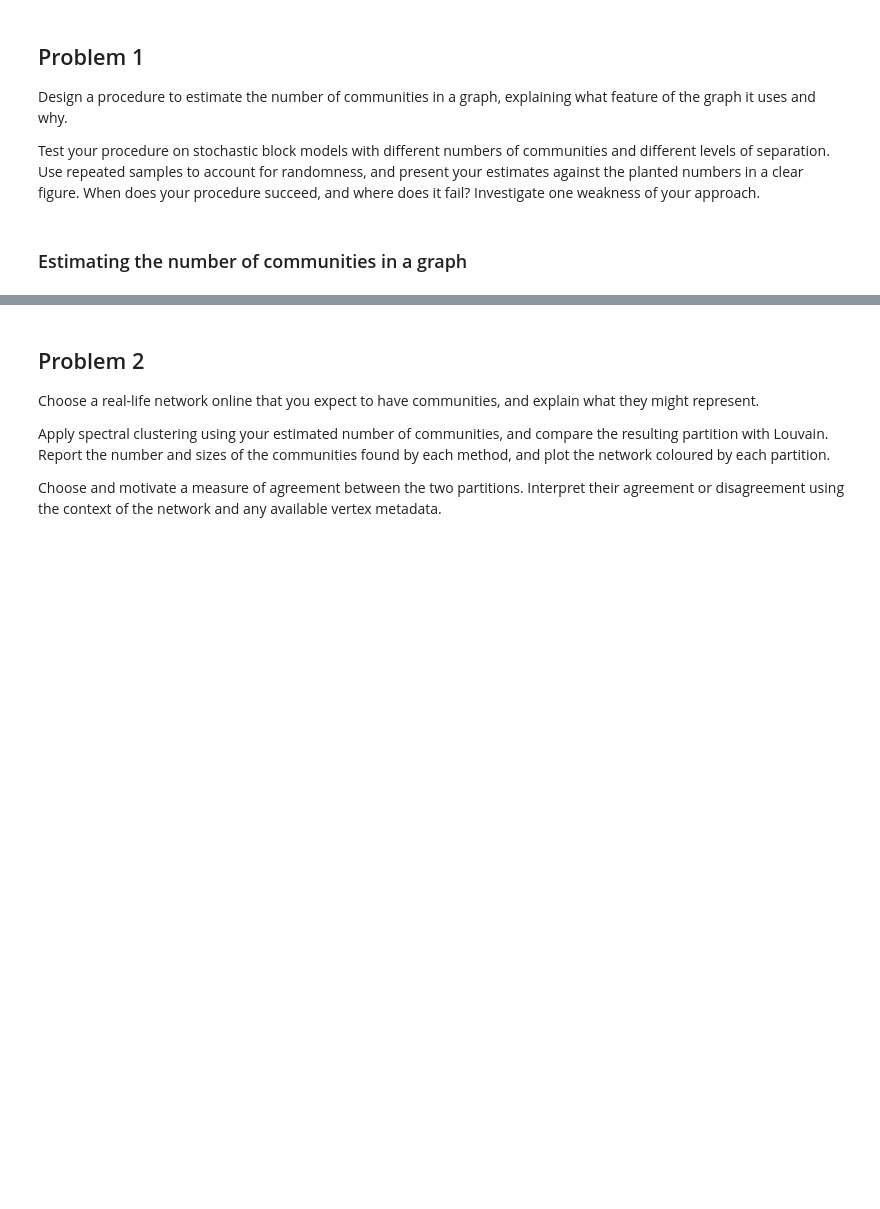
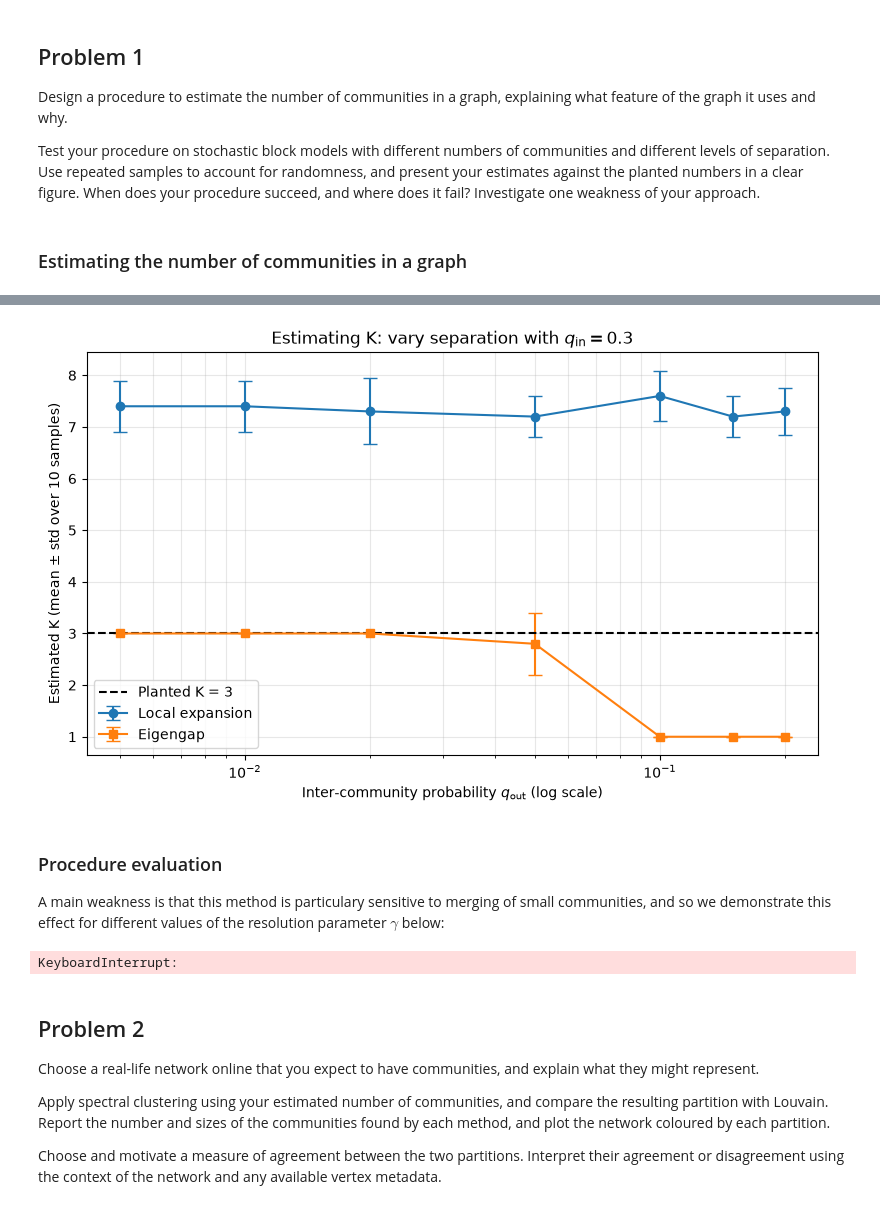
Before and after one commit to tjerkwillems7-ux/complex-networks-assignment-3, a Jupyter notebook: Group_6_Project_3.ipynb, the cells around one changed output, grey strips where cells are left out. Saved outputs shown, nothing was run; the diff lists cells and outputs as text; code cells hidden in the pictures; blank space fills up the shorter version.

```diff
--- a/Group_6_Project_3.ipynb
+++ b/Group_6_Project_3.ipynb
@@ -45,0 +280,68 @@ Test your procedure on stochastic block models with different numbers of communi
+# %%
+fig, ax = plt.subplots(figsize=(8, 5))
+ax.errorbar(q_out_values,
+            [np.mean(res_sep[q]["local"]) for q in q_out_values],
+            yerr=[np.std(res_sep[q]["local"]) for q in q_out_values],
+            fmt="o-", capsize=5, label="Local expansion")
+ax.errorbar(q_out_values,
+            [np.mean(res_sep[q]["eigengap"]) for q in q_out_values],
+            yerr=[np.std(res_sep[q]["eigengap"]) for q in q_out_values],
+            fmt="s-", capsize=5, label="Eigengap")
+ax.axhline(3, color="k", ls="--", label="Planted K = 3")
+
+ax.set_xscale("log")
+ax.set_xlabel(r"Inter-community probability $q_{\text{out}}$ (log scale)")
+ax.set_ylabel("Estimated K (mean ± std over 10 samples)")
+ax.set_title(r"Estimating K: vary separation with $q_{\text{in}} = 0.3$")
+ax.legend(); ax.grid(alpha=0.3, which="both")
+plt.tight_layout(); plt.show()
+# %% [output]
+[figure, added]
+# %% [markdown]
+### Procedure evaluation <a name="procedure-eval" id="procedure-eval"></a>
+
+A main weakness is that this method is particulary sensitive to merging of small communities, and so we demonstrate this effect for different values of the resolution parameter $\gamma$ below:
+# %%
+def SBM_gamma(gamma_values, K, n, q_in, q_out, n_samples):
+    """
+    Generate an SBM for different values of the probability q_out, which is the probability that any two nodes are in different communities
+
+    Parameters:
+    :gamma_values: Resolution parameter values
+    :K: Number of communities generated by the SBM
+    :n: Number of vertices
+    :q_in: Probability that two nodes are in the same community
+    :n_samples: Number of samples for the SBM
+    :return: The number of esitmated communities
+    """
+    sizes = [n // K] * K
+    sizes[0] += n - sum(sizes)
+    Q = [[q_in if i == j else q_out for j in range(K)] for i in range(K)]
+
+    results = {g: [] for g in gamma_values}
+
+    for s in range(n_samples):
+        G = nx.stochastic_block_model(sizes, Q, seed = SEED + s)
+
+        for g in gamma_values:
+            results[g].append(community_number_estimator(G, gamma = g))
+
+    return results
+
+
+gamma_values = [0.1, 0.2, 0.5, 1.0, 2.0, 5.0, 10.0]
+
+K = 3
+n = 300
+q_in = 0.3
+q_out = 0.02
+n_samples = 10
+
+res_gamma = SBM_gamma(gamma_values, K, n, q_in, q_out, n_samples)
+
+print("gamma | Estimated number of communities K (mean ± std)")
+for g in gamma_values:
+    m = np.mean(res_gamma[g]); s = np.std(res_gamma[g])
+    print(f"{g:5.1f} | {m:4.1f} ± {s:4.2f}")
+# %% [output]
+KeyboardInterrupt:
```
Also changed, not shown: parts of 13 cells of this notebook, 1 other file.
